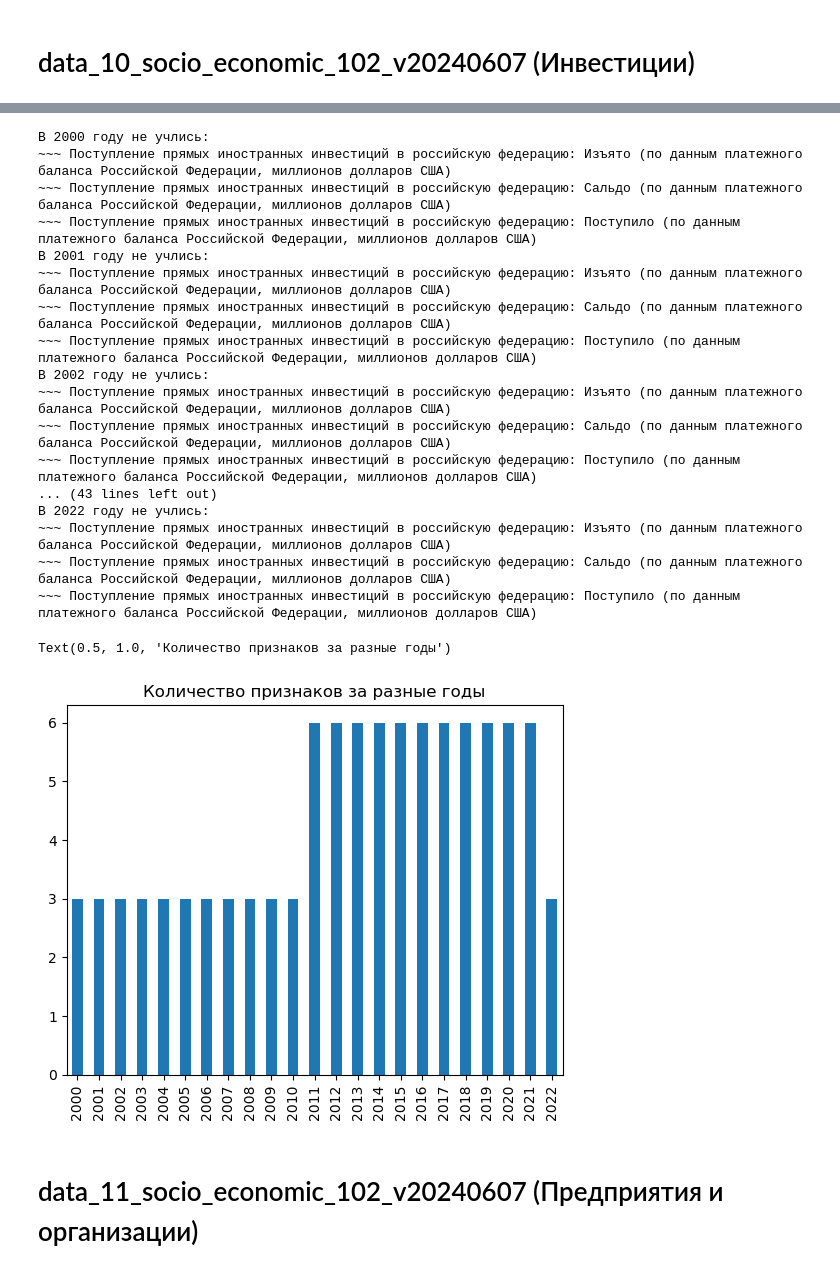
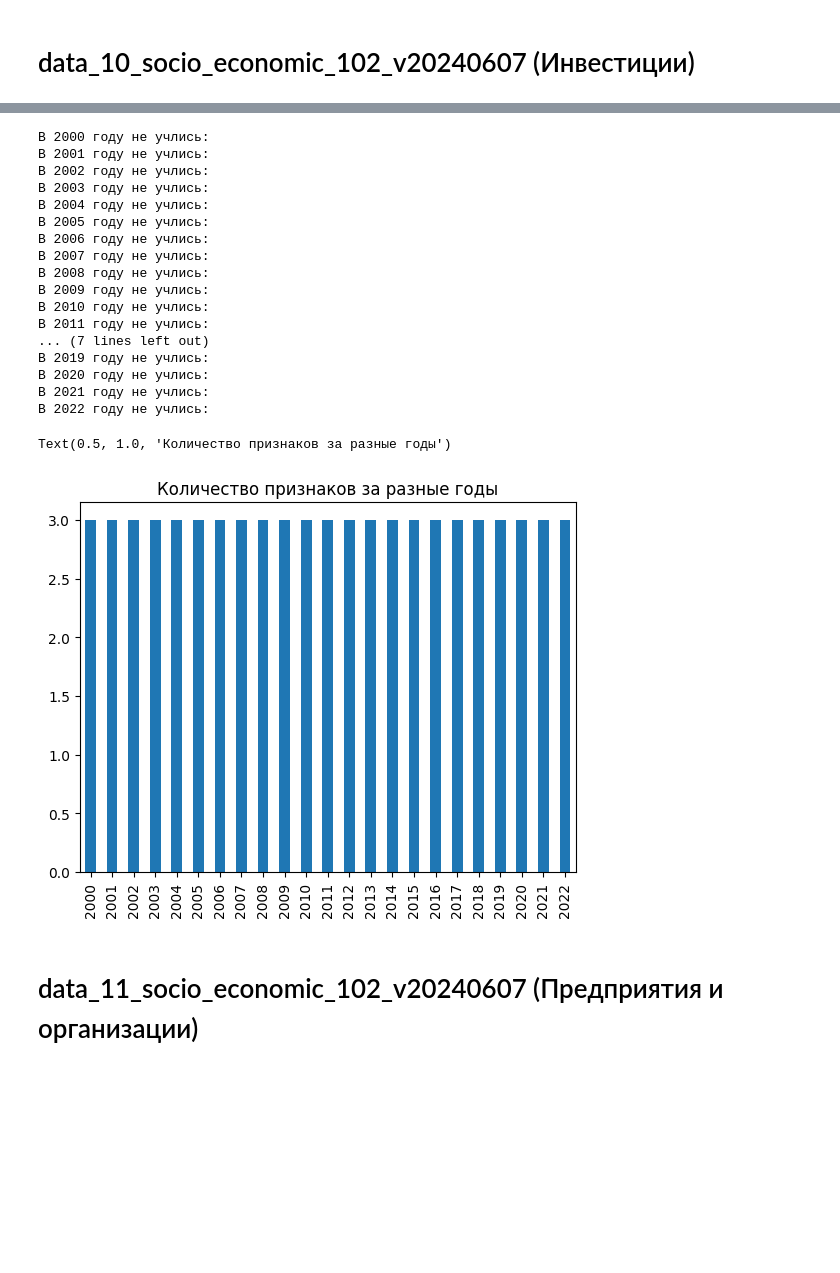
Before and after one commit to KoRoJIeBu4/CBPW, a Jupyter notebook: CBPW_sandbox.ipynb, the cells around one changed output, grey strips where cells are left out. Saved outputs shown, nothing was run; the diff lists cells and outputs as text; code cells hidden in the pictures; blank space fills up the shorter version.

```diff
--- a/CBPW_sandbox.ipynb
+++ b/CBPW_sandbox.ipynb
@@ -501,7 +510,13 @@ total = set()
 for key in Культура_отдых_и_туризм.keys():
     total.update(set(Культура_отдых_и_туризм[key].columns))
 
+intersection = total
 for key in Культура_отдых_и_туризм.keys():
+    intersection = intersection.intersection(set(Культура_отдых_и_туризм[key].columns))
+
+
+for key in Культура_отдых_и_туризм.keys():
+    Культура_отдых_и_туризм[key] = Культура_отдых_и_туризм[key][list(intersection)]
     print(f"В {key} году не учлись:")
     for feature in total.difference(set(Культура_отдых_и_туризм[key].columns)):
         print(f"~~~ {feature}")
@@ -756,47 +771,69 @@ for key in Инвестиции.keys():
 
     # собсвтенно генерация датасета для значения в словаре
     new_df = pd.DataFrame()
     new_df['object_name'] = current_df['object_name'].unique()
     new_df['object_level'] = pd.merge(left=new_df, right=current_df, on='object_name', how='right')['object_level']
     new_df['year'] = key
     for feature_name in sorted(current_df['feature_name'].unique()):
         new_df[feature_name] = pd.merge(left=new_df, right=current_df[current_df['feature_name'] == feature_name], on='object_name', how='right')['indicator_value']
 
     # проверка, что все регионы были включены
     assert(len(new_df) == 96)
     Инвестиции[key] = new_df
 
+########################
+# сразу выбираем только те признаки, которые есть для всех годов
+total = set()
+for key in Инвестиции.keys():
+    total.update(set(Инвестиции[key].columns))
+
+for key in range(2000, 2023):
+    total = total.intersection(set(Инвестиции[key].columns))
+total = np.array(list(total))
+
+for key in range(2000, 2023):
+    buff_df = pd.DataFrame()
+    buff_df['object_name'] = Инвестиции[key]['object_name']
+    buff_df['object_level'] = Инвестиции[key]['object_level']
+    buff_df['year'] = Инвестиции[key]['year']
+
+    for feature in sorted(total):
+        buff_df[feature] = Инвестиции[key][feature]
+
+    Инвестиции[key] = buff_df
+#########################
+
 total = set()
 for key in Инвестиции.keys():
     total.update(set(Инвестиции[key].columns))
 
 for key in range(2000, 2023):
     print(f"В {key} году не учлись:")
     for feature in total.difference(set(Инвестиции[key].columns)):
         print(f"~~~ {feature}")
 
 pd.Series({year : len(Инвестиции[year].columns) - 3 for year in range(2000, 2023)}).plot(kind='bar')
 plt.title('Количество признаков за разные годы')
 # %% [output]
 В 2000 году не учлись:
-~~~ Поступление прямых иностранных инвестиций в российскую федерацию: Изъято (по данным платежного баланса Российской Федерации, миллионов долларов США)
-~~~ Поступление прямых иностранных инвестиций в российскую федерацию: Сальдо (по данным платежного баланса Российской Федерации, миллионов долларов США)
-~~~ Поступление прямых иностранных инвестиций в российскую федерацию: Поступило (по данным платежного баланса Российской Федерации, миллионов долларов США)
 В 2001 году не учлись:
-~~~ Поступление прямых иностранных инвестиций в российскую федерацию: Изъято (по данным платежного баланса Российской Федерации, миллионов долларов США)
-~~~ Поступление прямых иностранных инвестиций в российскую федерацию: Сальдо (по данным платежного баланса Российской Федерации, миллионов долларов США)
-~~~ Поступление прямых иностранных инвестиций в российскую федерацию: Поступило (по данным платежного баланса Российской Федерации, миллионов долларов США)
 В 2002 году не учлись:
-~~~ Поступление прямых иностранных инвестиций в российскую федерацию: Изъято (по данным платежного баланса Российской Федерации, миллионов долларов США)
-~~~ Поступление прямых иностранных инвестиций в российскую федерацию: Сальдо (по данным платежного баланса Российской Федерации, миллионов долларов США)
-~~~ Поступление прямых иностранных инвестиций в российскую федерацию: Поступило (по данным платежного баланса Российской Федерации, миллионов долларов США)
-... (43 lines left out)
+В 2003 году не учлись:
+В 2004 году не учлись:
+В 2005 году не учлись:
+В 2006 году не учлись:
+В 2007 году не учлись:
+В 2008 году не учлись:
+В 2009 году не учлись:
+В 2010 году не учлись:
+В 2011 году не учлись:
+... (7 lines left out)
+В 2019 году не учлись:
+В 2020 году не учлись:
+В 2021 году не учлись:
 В 2022 году не учлись:
-~~~ Поступление прямых иностранных инвестиций в российскую федерацию: Изъято (по данным платежного баланса Российской Федерации, миллионов долларов США)
-~~~ Поступление прямых иностранных инвестиций в российскую федерацию: Сальдо (по данным платежного баланса Российской Федерации, миллионов долларов США)
-~~~ Поступление прямых иностранных инвестиций в российскую федерацию: Поступило (по данным платежного баланса Российской Федерации, миллионов долларов США)
 Text(0.5, 1.0, 'Количество признаков за разные годы')
-[figure, old version]
+[figure, new version]
 # %% [markdown]
 # data_11_socio_economic_102_v20240607 (Предприятия и организации)
 # %%
```
Also changed, not shown: parts of 35 cells of this notebook.
